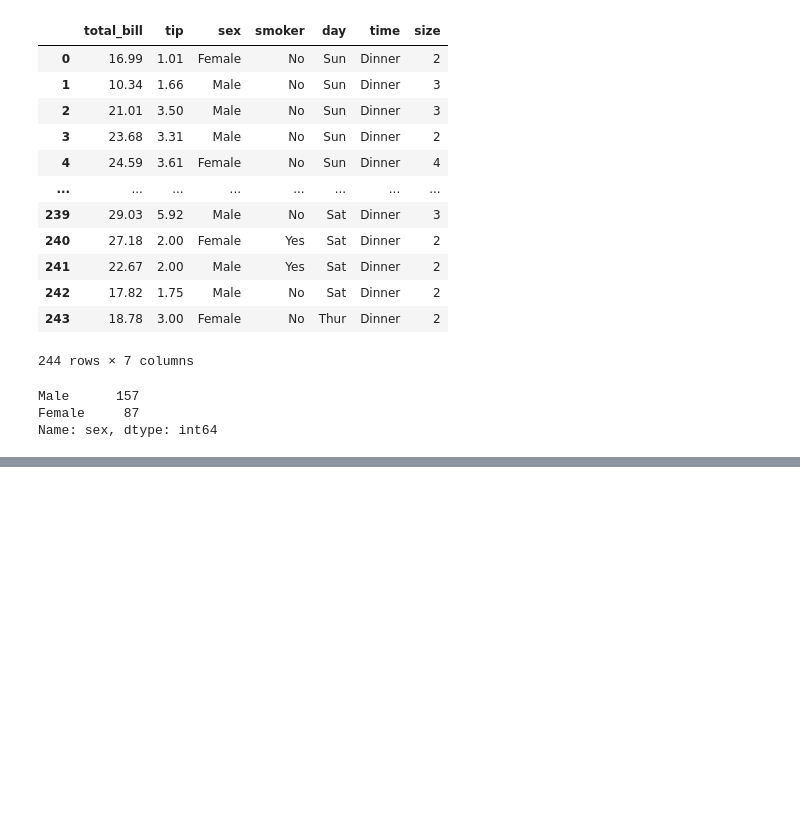
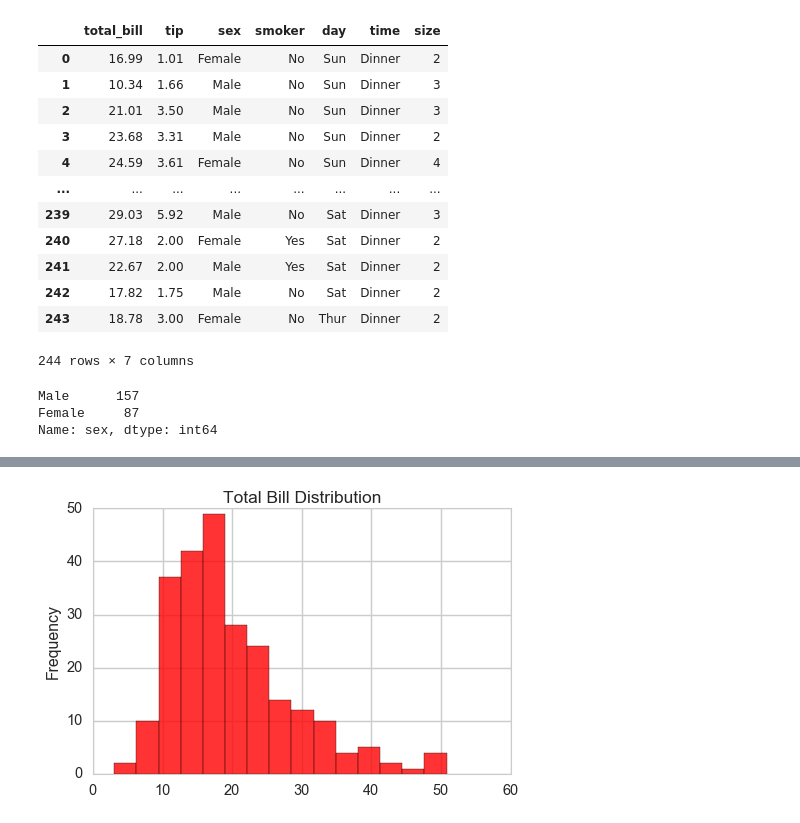
Before and after one commit to digipodium/DP-NOV-PYDS-1030-WSS, a Jupyter notebook: analysis/visualization.ipynb, the cells around one changed output, grey strips where cells are left out. Drawn from its saved outputs; the diff is of its cells as text; code cells hidden in the pictures; blank space fills up the shorter version.

```diff
--- a/analysis/visualization.ipynb
+++ b/analysis/visualization.ipynb
@@ -199,0 +212,10 @@ tips.sex.value_counts().plot(kind='pie',
+# %%
+ax = tips.total_bill.plot(kind='hist',
+                     figsize=(6,4),
+                     title='Total Bill Distribution',
+                     bins=15,
+                     color='red',
+                     edgecolor='black',
+                     alpha=.8)
+# %% [output]
+[figure, added]
```
Also changed, not shown: parts of 29 cells of this notebook, 2 other files.
